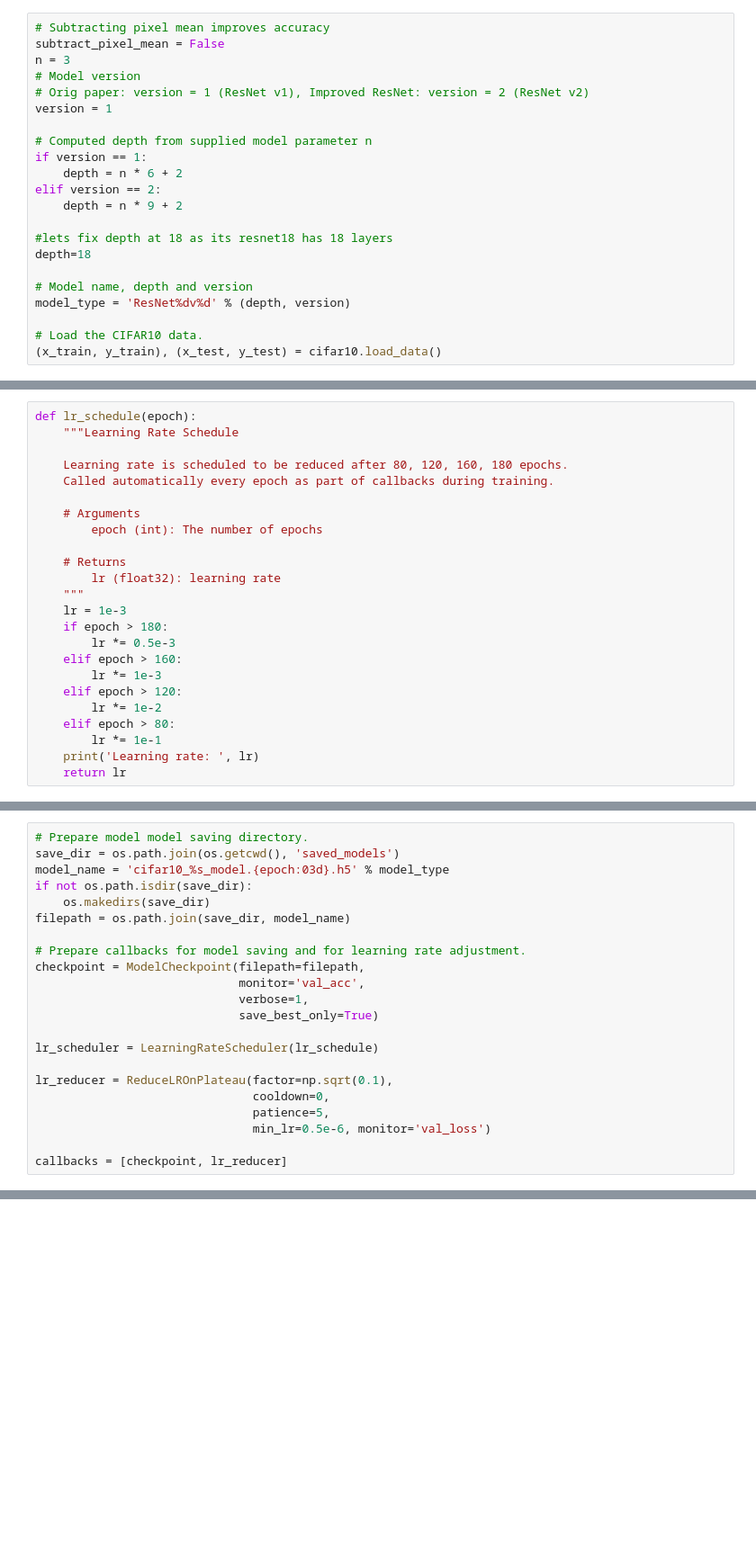
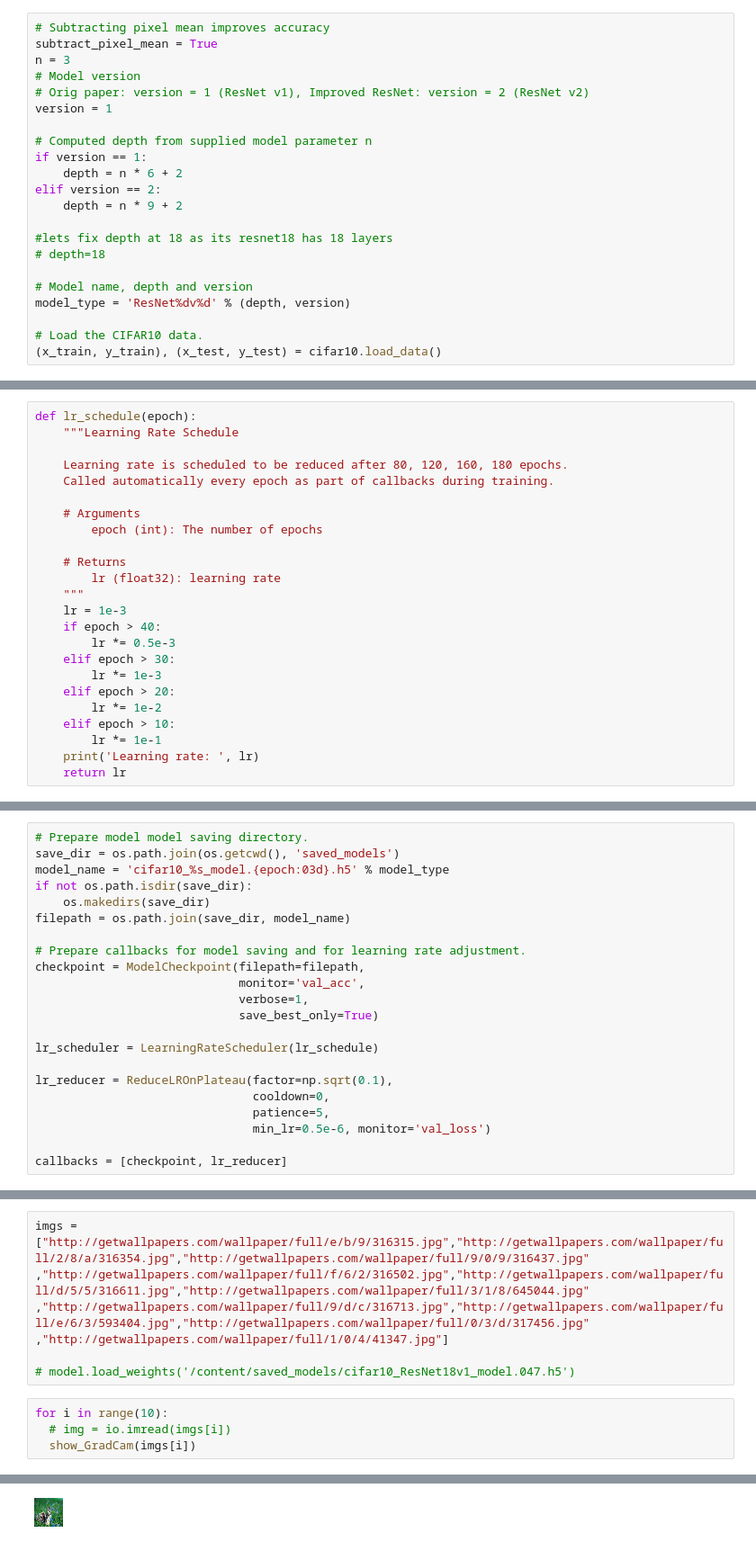
Before and after one commit to pallavi-allada/EIP, a Jupyter notebook: Assignment4/Assignment 4b/Assignment4b.ipynb, the cells around one changed output, grey strips where cells are left out. Shown at 90% size. Drawn from its saved outputs; the diff is of its cells as text; blank space fills up the shorter version.

```diff
--- a/Assignment4/Assignment 4b/Assignment4b.ipynb
+++ b/Assignment4/Assignment 4b/Assignment4b.ipynb
@@ -54,7 +54,7 @@ data_augmentation = True
 num_classes = 10
 # %%
 # Subtracting pixel mean improves accuracy
-subtract_pixel_mean = False
+subtract_pixel_mean = True
 n = 3
 # Model version
 # Orig paper: version = 1 (ResNet v1), Improved ResNet: version = 2 (ResNet v2)
@@ -67,7 +67,7 @@ elif version == 2:
     depth = n * 9 + 2
 
 #lets fix depth at 18 as its resnet18 has 18 layers
-depth=18
+# depth=18
 
 # Model name, depth and version
 model_type = 'ResNet%dv%d' % (depth, version)
@@ -116,13 +116,13 @@ def lr_schedule(epoch):
         lr (float32): learning rate
     """
     lr = 1e-3
-    if epoch > 180:
+    if epoch > 40:
         lr *= 0.5e-3
-    elif epoch > 160:
+    elif epoch > 30:
         lr *= 1e-3
-    elif epoch > 120:
+    elif epoch > 20:
         lr *= 1e-2
-    elif epoch > 80:
+    elif epoch > 10:
         lr *= 1e-1
     print('Learning rate: ', lr)
     return lr
@@ -490,0 +527,12 @@ Test accuracy: 0.9049
+# %%
+imgs = ["http://getwallpapers.com/wallpaper/full/e/b/9/316315.jpg","http://getwallpapers.com/wallpaper/full/2/8/a/316354.jpg","http://getwallpapers.com/wallpaper/full/9/0/9/316437.jpg"
+,"http://getwallpapers.com/wallpaper/full/f/6/2/316502.jpg","http://getwallpapers.com/wallpaper/full/d/5/5/316611.jpg","http://getwallpapers.com/wallpaper/full/3/1/8/645044.jpg"
+,"http://getwallpapers.com/wallpaper/full/9/d/c/316713.jpg","http://getwallpapers.com/wallpaper/full/e/6/3/593404.jpg","http://getwallpapers.com/wallpaper/full/0/3/d/317456.jpg"
+,"http://getwallpapers.com/wallpaper/full/1/0/4/41347.jpg"]
+
+# model.load_weights('/content/saved_models/cifar10_ResNet18v1_model.047.h5')
+# %%
+for i in range(10):
+  # img = io.imread(imgs[i])
+  show_GradCam(imgs[i])
+# %% [output]
@@ -490,0 +544 @@ Test accuracy: 0.9049
+[figure, added]
```
Also changed, not shown: parts of 4 cells of this notebook.
